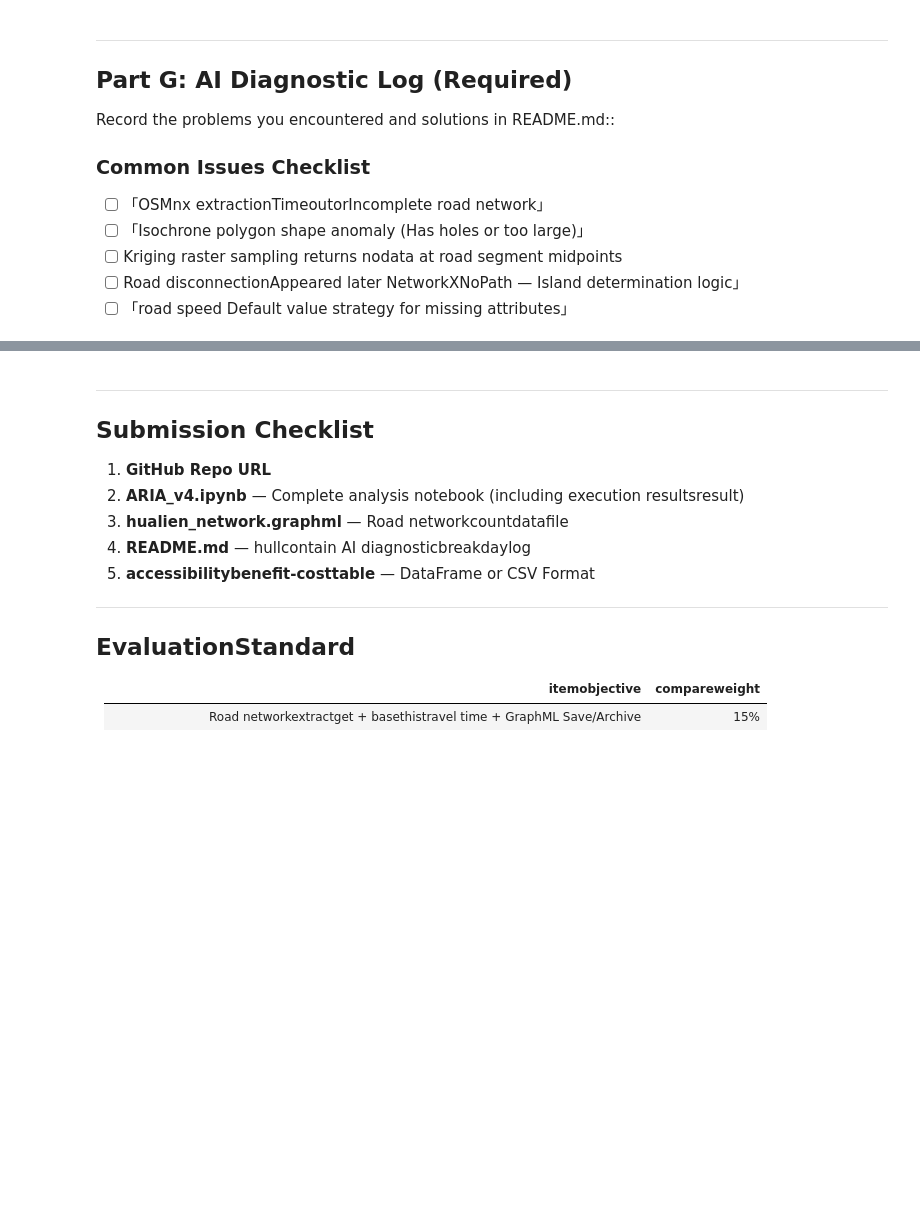
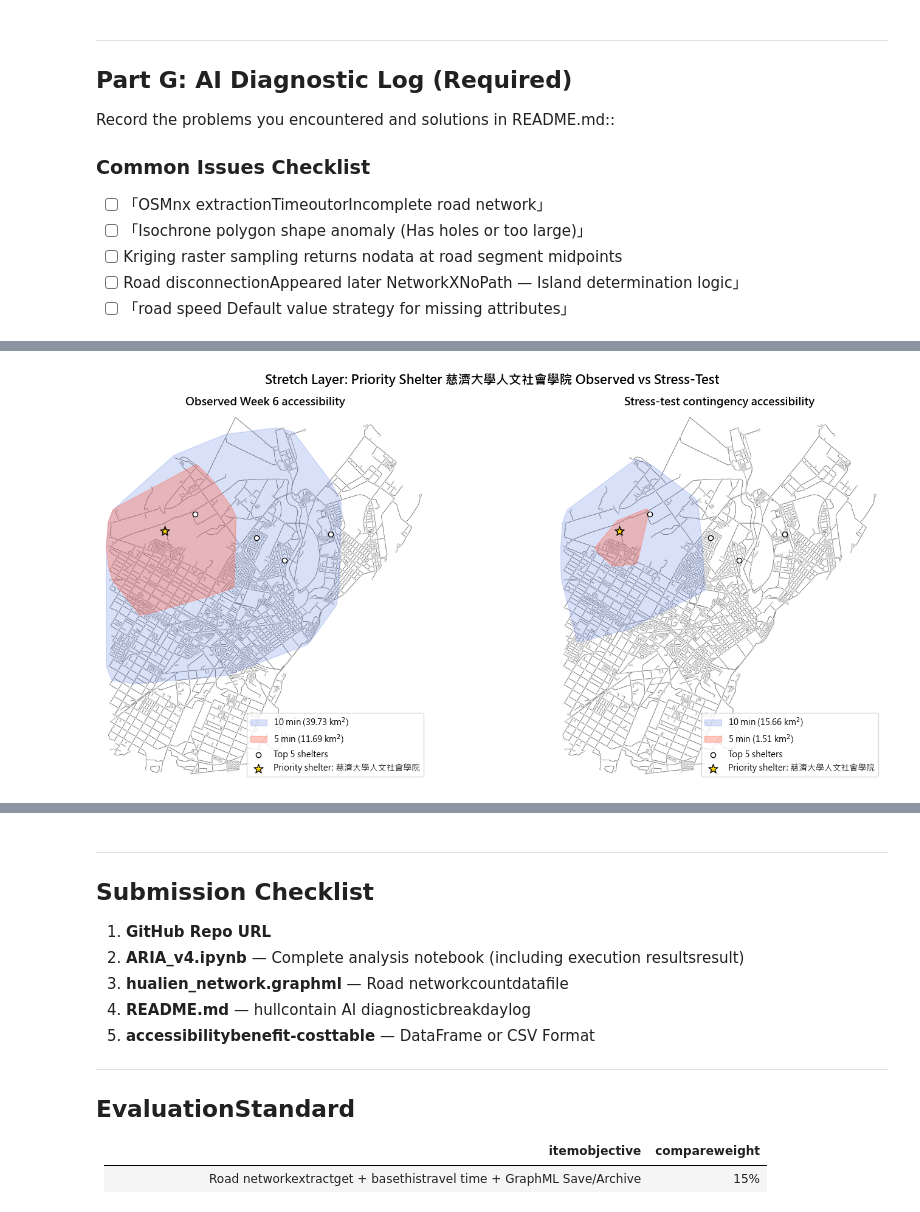
Before and after one commit to bravo309355/2026_Remote_Sensing, a Jupyter notebook: submission/Homework-7/ARIA_v4.ipynb, the cells around one changed output, grey strips where cells are left out. Saved outputs shown, nothing was run; the diff lists cells and outputs as text; code cells hidden in the pictures; blank space fills up the shorter version.

```diff
--- a/submission/Homework-7/ARIA_v4.ipynb
+++ b/submission/Homework-7/ARIA_v4.ipynb
@@ -736,0 +1571,80 @@ print("✅ README.md Framework generated,Please copy to your project")
+# %%
+# [X3] Visualize Priority Shelter
+
+priority_shelter = top_priority_shelters.iloc[0]
+observed_priority_shelter = stretch_observed_table.loc[
+    stretch_observed_table["facility_id"].astype(str) == str(priority_shelter["facility_id"])
+].iloc[0]
+priority_shelter_point = city_shelters_gdf.loc[
+    city_shelters_gdf["shelter_id"].astype(str) == str(priority_shelter["facility_id"])
+].iloc[0]
+priority_node = int(priority_shelter["nearest_node"])
+top_priority_points = city_shelters_gdf.loc[
+    city_shelters_gdf["shelter_id"].astype(str).isin(top_priority_shelters["facility_id"].astype(str))
+].copy()
+
+fig, axes = plt.subplots(1, 2, figsize=(16, 7))
+configs = [
+    (axes[0], G_dyn, "Observed Week 6 accessibility"),
+    (axes[1], G_dyn_stress, "Stress-test contingency accessibility"),
+]
+
+for ax, graph_obj, title in configs:
+    ox.plot_graph(
+        G_proj,
+        ax=ax,
+        node_size=5,
+        node_color="lightgray",
+        edge_color="gray",
+        edge_linewidth=0.5,
+        show=False,
+        close=False,
+    )
+    reachable_short, _ = compute_isochrone(graph_obj, priority_node, "travel_time_adj", 5 * 60)
+    reachable_long, _ = compute_isochrone(graph_obj, priority_node, "travel_time_adj", 10 * 60)
+    poly_long, area_long = nodes_to_polygon(graph_obj, reachable_long)
+    poly_short, area_short = nodes_to_polygon(graph_obj, reachable_short)
+
+    if poly_long is not None:
+        x_long, y_long = poly_long.exterior.xy
+        ax.fill(x_long, y_long, alpha=0.20, color="royalblue", label=f"10 min ({area_long/1e6:.2f} km$^2$)")
+    if poly_short is not None:
+        x_short, y_short = poly_short.exterior.xy
+        ax.fill(x_short, y_short, alpha=0.35, color="tomato", label=f"5 min ({area_short/1e6:.2f} km$^2$)")
+
+    ax.scatter(
+        top_priority_points.geometry.x,
+        top_priority_points.geometry.y,
+        s=35,
+        color="white",
+        edgecolors="black",
+        label="Top 5 shelters",
+        zorder=11,
+    )
+    ax.scatter(
+        [priority_shelter_point.geometry.x],
+        [priority_shelter_point.geometry.y],
+        s=130,
+        color="gold",
+        edgecolors="black",
+        marker="*",
+        label=f"Priority shelter: {priority_shelter_point['name']}",
+        zorder=12,
+    )
+    ax.set_title(title, fontsize=13, fontweight="bold")
+    ax.legend(loc="lower right")
+
+plt.suptitle(
+    f"Stretch Layer: Priority Shelter {priority_shelter_point['name']} Observed vs Stress-Test",
+    fontsize=15,
+    fontweight="bold",
+)
+plt.tight_layout()
+plt.show()
+print(
+    f"Observed short-loss={observed_priority_shelter['short_loss_pct']:.1f}% / "
+    f"stress-test short-loss={priority_shelter['short_loss_pct']:.1f}%"
+)
+print("Stretch-layer priority shelter visualization rendered.")
+# %% [output]
+[figure, added]
```
Also changed, not shown: parts of 51 cells of this notebook, 18 other files.
